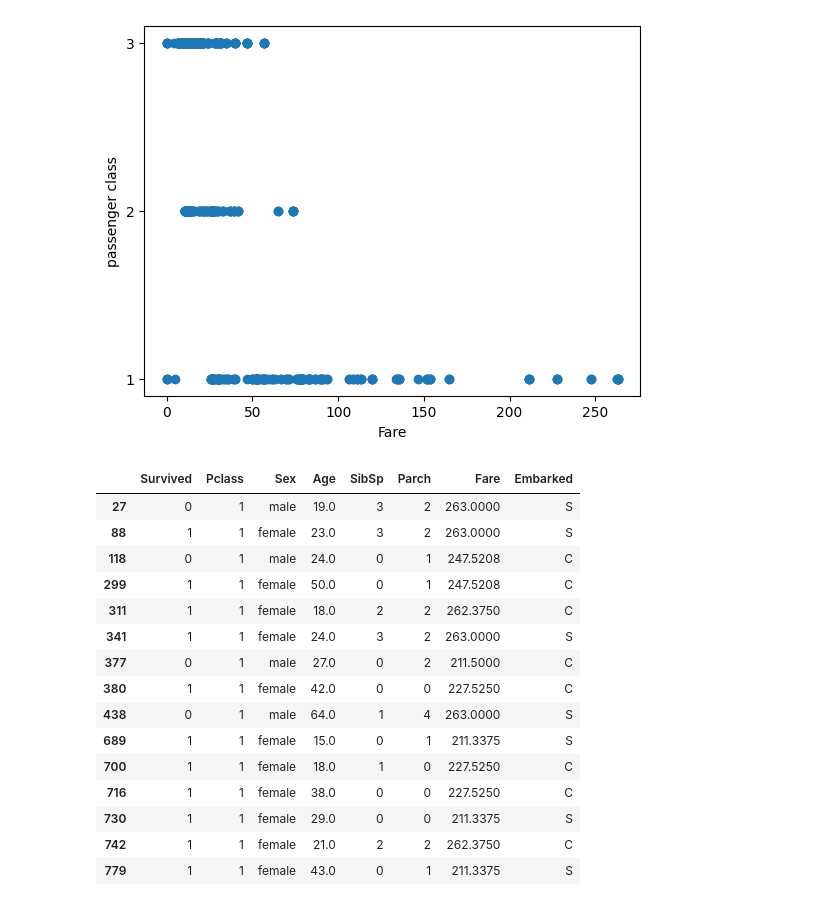
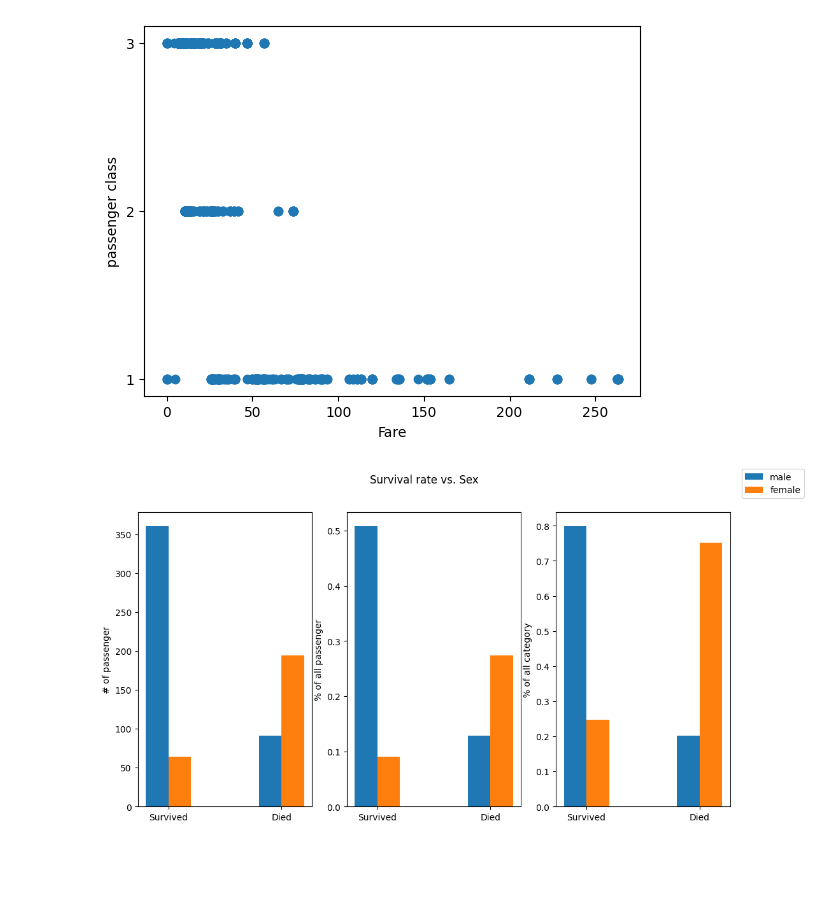
Before and after one commit to alexehrlich/titanic, a Jupyter notebook: data_exploration.ipynb, the cells around one changed output. Saved outputs shown, nothing was run; the diff lists cells and outputs as text; code cells hidden in the pictures; blank space fills up the shorter version.

```diff
--- a/data_exploration.ipynb
+++ b/data_exploration.ipynb
@@ -195,20 +165,45 @@ plt.show()
 # %% [output]
 [figure]
 # %%
+def plot_survival_for_class_features(df, feature, bar_width=0.2):
+  category_counter = Counter(df[feature].to_list())
+  categories = list(category_counter.keys())
+
+  x = ['Survived', 'Died']
+  bars = []
+  num_passengers = len(df[feature])
+
+  category_stats = {}
+  for idx, category in enumerate(categories):
+    if (idx == 0):
+      bars.append(np.arange(len(x)))
+    else:
+      bars.append([x_i + bar_width for x_i in bars[idx - 1]])
+    cat_df = train_df[train_df[feature] == category]
+    counter = Counter(cat_df['Survived'].to_list())
+    category_stats[category] = counter
+
+
+  fig, axs = plt.subplots(nrows=1, ncols=3, figsize=(12, 6))
+  axs = axs.flatten()
+  for idx, category in enumerate(categories):
+    class_size = category_stats[category][0] + category_stats[category][1]
+    axs[0].bar(bars[idx], [category_stats[category][0], category_stats[category][1]], label=categories[idx], width=bar_width)
+    axs[1].bar(bars[idx], [category_stats[category][0]/num_passengers, category_stats[category][1]/num_passengers], width=bar_width)
+    axs[2].bar(bars[idx], [category_stats[category][0]/class_size, category_stats[category][1]/class_size], width=bar_width)
+
+  padding = 0 if len(bars) % 2 != 0 else bar_width/2
+  middle_bar = bars[len(bars) // 2] if len(bars) % 2 != 0 else bars[len(bars) // 2 - 1]
+  fig.suptitle(f"Survival rate vs. {feature}")
+  fig.legend()
+  axs[0].set_ylabel('# of passenger')
+  axs[1].set_ylabel('% of all passenger')
+  axs[2].set_ylabel('% of all category')
+  axs[0].set_xticks(ticks=[x_i + padding for x_i in middle_bar], labels=x)
+  axs[1].set_xticks(ticks=[x_i + padding for x_i in middle_bar], labels=x)
+  axs[2].set_xticks(ticks=[x_i + padding for x_i in middle_bar], labels=x)
+  plt.show()
-# %% [output]
-|  | Survived | Pclass | Sex | Age | SibSp | Parch | Fare | Embarked |
-| 27 | 0 | 1 | male | 19.0 | 3 | 2 | 263.0000 | S |
-| 88 | 1 | 1 | female | 23.0 | 3 | 2 | 263.0000 | S |
-| 118 | 0 | 1 | male | 24.0 | 0 | 1 | 247.5208 | C |
-| 299 | 1 | 1 | female | 50.0 | 0 | 1 | 247.5208 | C |
-| 311 | 1 | 1 | female | 18.0 | 2 | 2 | 262.3750 | C |
-| 341 | 1 | 1 | female | 24.0 | 3 | 2 | 263.0000 | S |
-| 377 | 0 | 1 | male | 27.0 | 0 | 2 | 211.5000 | C |
-| 380 | 1 | 1 | female | 42.0 | 0 | 0 | 227.5250 | C |
-| 438 | 0 | 1 | male | 64.0 | 1 | 4 | 263.0000 | S |
-| 689 | 1 | 1 | female | 15.0 | 0 | 1 | 211.3375 | S |
-| 700 | 1 | 1 | female | 18.0 | 1 | 0 | 227.5250 | C |
-| 716 | 1 | 1 | female | 38.0 | 0 | 0 | 227.5250 | C |
-| 730 | 1 | 1 | female | 29.0 | 0 | 0 | 211.3375 | S |
-| 742 | 1 | 1 | female | 21.0 | 2 | 2 | 262.3750 | C |
-| 779 | 1 | 1 | female | 43.0 | 0 | 1 | 211.3375 | S |
+# %%
+plot_survival_for_class_features(train_df, 'Sex')
+# %% [output]
+[figure, added]
```
Also changed, not shown: parts of 4 cells of this notebook.
